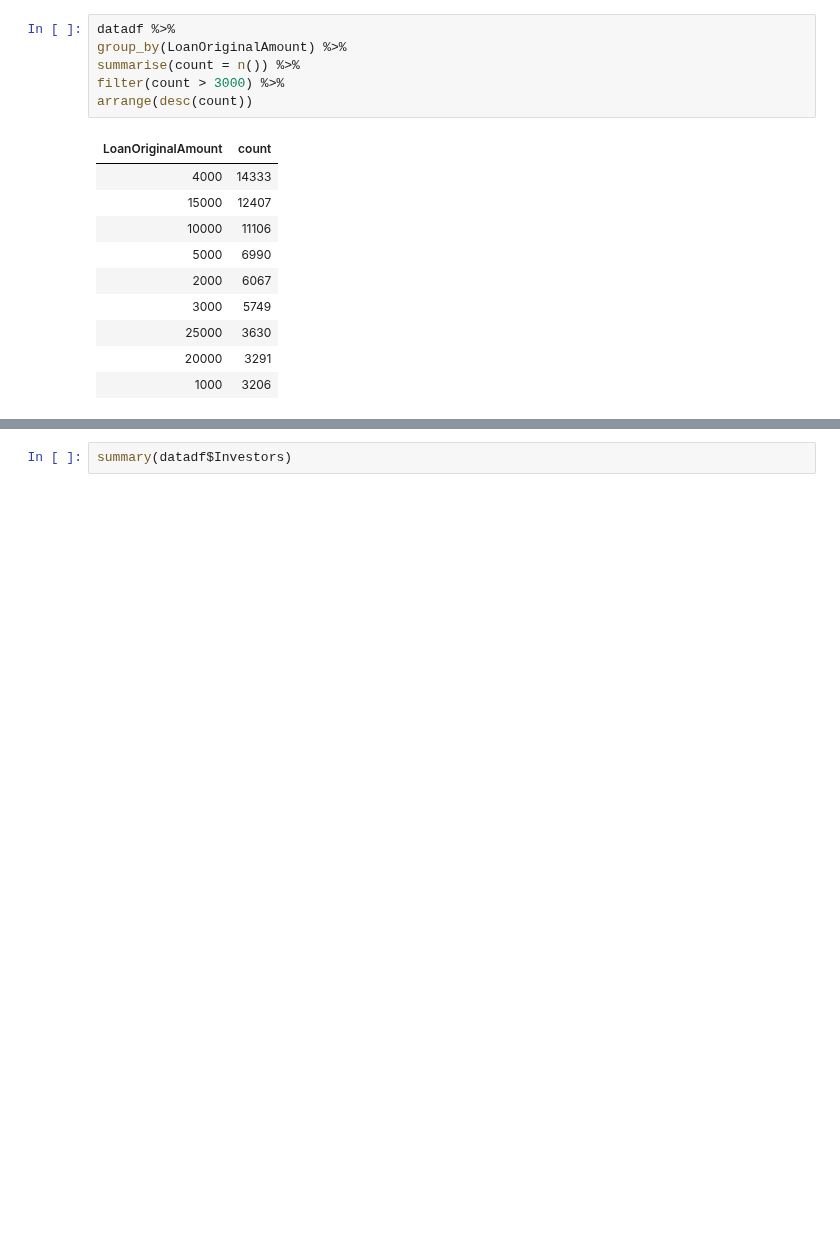
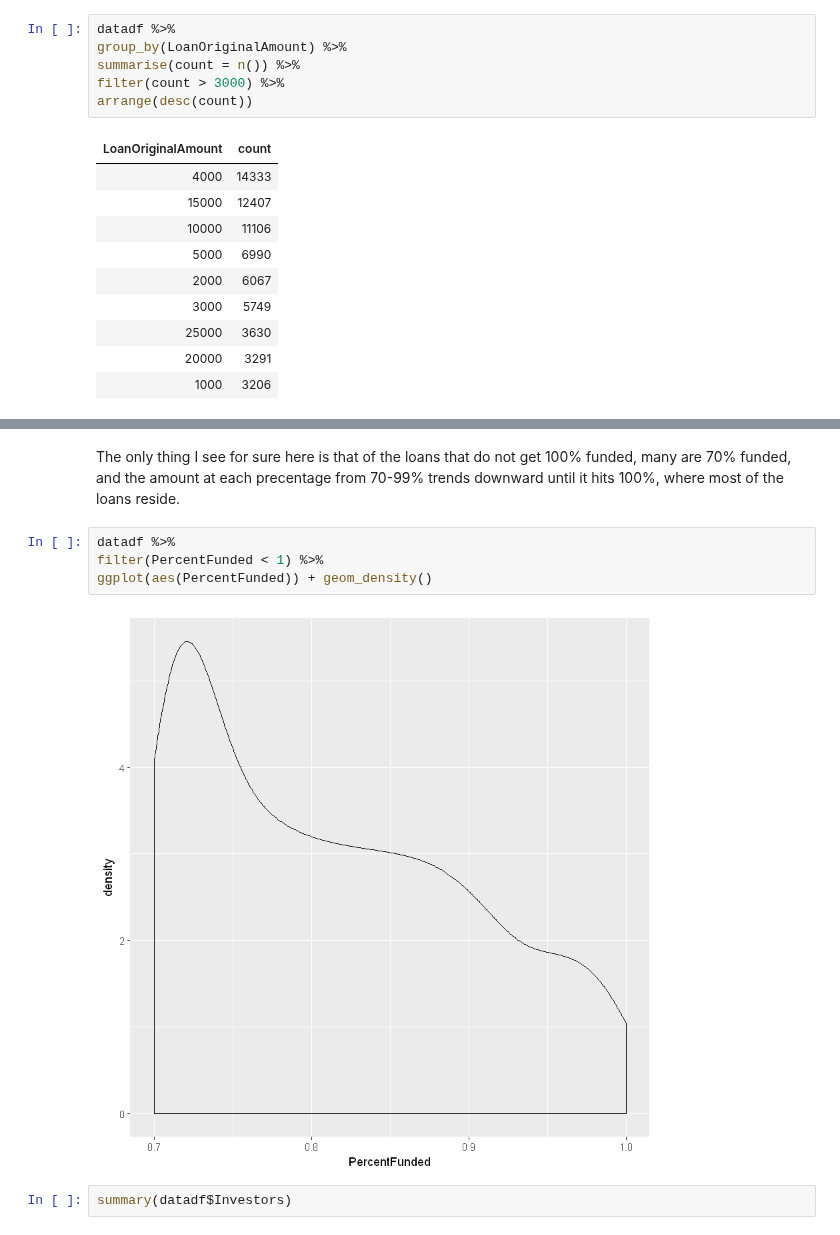
Before and after one commit to timdef/ProsperLoanEDA, a Jupyter notebook: UnivariateExploration.ipynb, the cells around one changed output, grey strips where cells are left out. Drawn from its saved outputs; the diff is of its cells as text; blank space fills up the shorter version.

```diff
--- a/UnivariateExploration.ipynb
+++ b/UnivariateExploration.ipynb
@@ -699,3 +695,11 @@ ERROR: Error in parse(text = x, srcfile = src): <text>:1:14: unexpected symbol
+# %% [markdown]
+The only thing I see for sure here is that of the loans that do not get 100% funded, many are 70% funded, and the amount at each precentage from 70-99% trends downward until it hits 100%, where most of the loans reside.
+# %%
+datadf %>%
+filter(PercentFunded < 1) %>%
+ggplot(aes(PercentFunded)) + geom_density()
+# %% [output]
+[figure, added]
 # %%
 summary(datadf$Investors)
 # %% [output]
```
Also changed, not shown: parts of 4 cells of this notebook.
